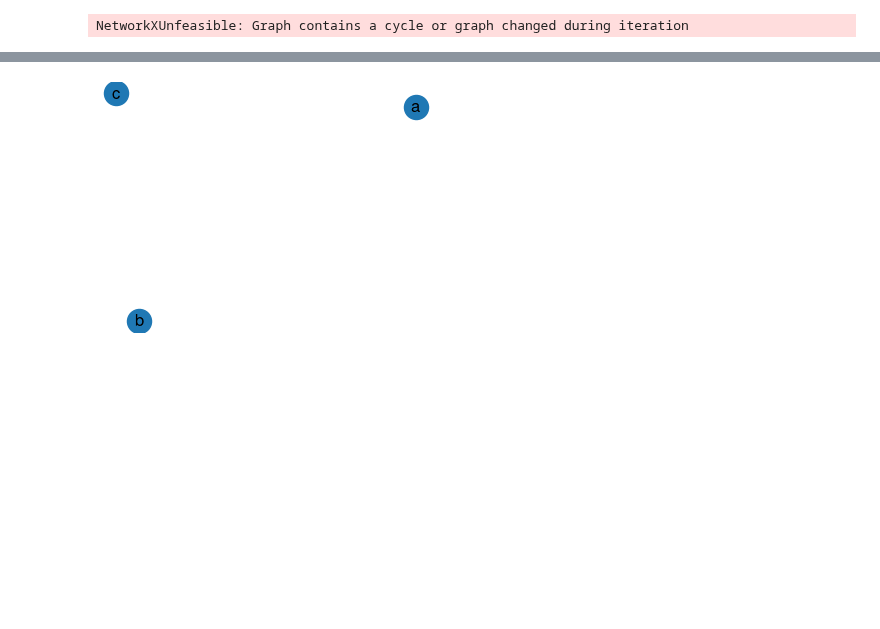
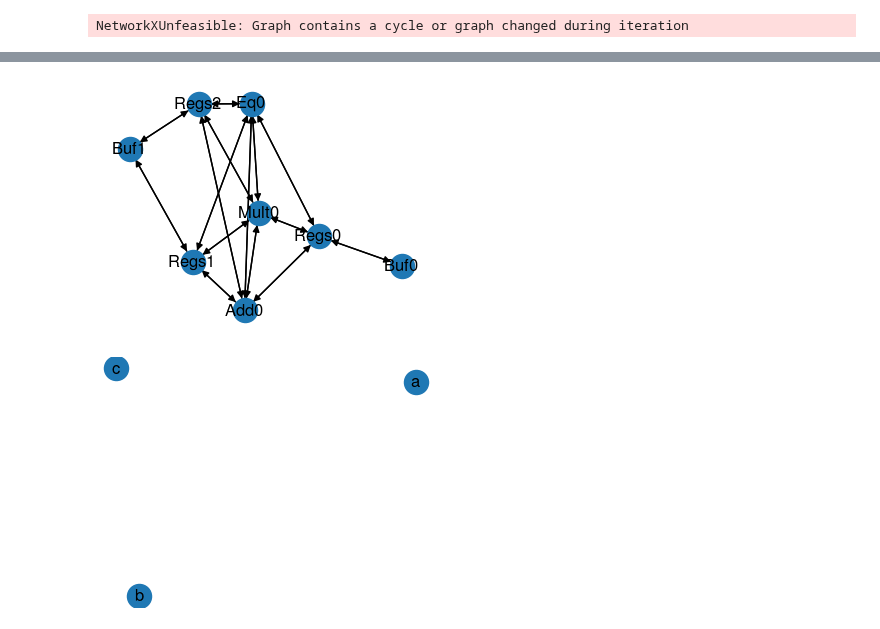
Before and after one commit to tathagatasrimani/codesign, a Jupyter notebook: src/vamshi_misc_tests.ipynb, the cells around one changed output, grey strips where cells are left out. Saved outputs shown, nothing was run; the diff lists cells and outputs as text; code cells hidden in the pictures; blank space fills up the shorter version.

```diff
--- a/src/vamshi_misc_tests.ipynb
+++ b/src/vamshi_misc_tests.ipynb
@@ -1240,3 +1240,11 @@ plt.show()
+# %%
+test.add_nodes_from({'Buf0': {'type': 'mem', 'function': 'Buf', 'in_use': False, 'idx': 0}, 'Buf1': {'type': 'mem', 'function': 'Buf', 'in_use': False, 'idx': 1}})
+test.add_edges_from([('Buf0', 'Regs0'), ('Regs0', 'Buf0'), ('Buf1', 'Regs1'), ('Regs1', 'Buf1'), ('Regs2', 'Buf1'), ('Buf1', 'Regs2')])
+# %%
+nx.draw(test, with_labels=True)
+plt.show()
+# %% [output]
+[figure, added]
 # %%
 test_graph = nx.DiGraph()
 test_graph.add_node("a")
```
Also changed, not shown: parts of 1 cell of this notebook, 2 other files.
